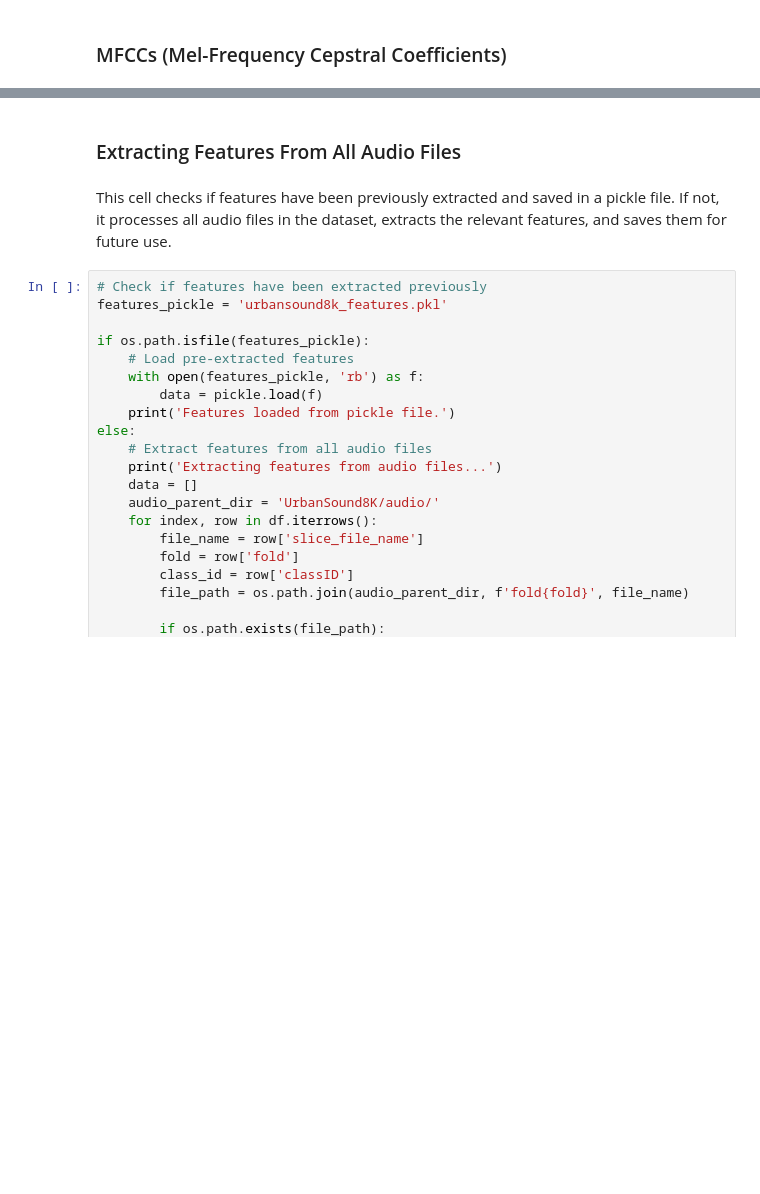
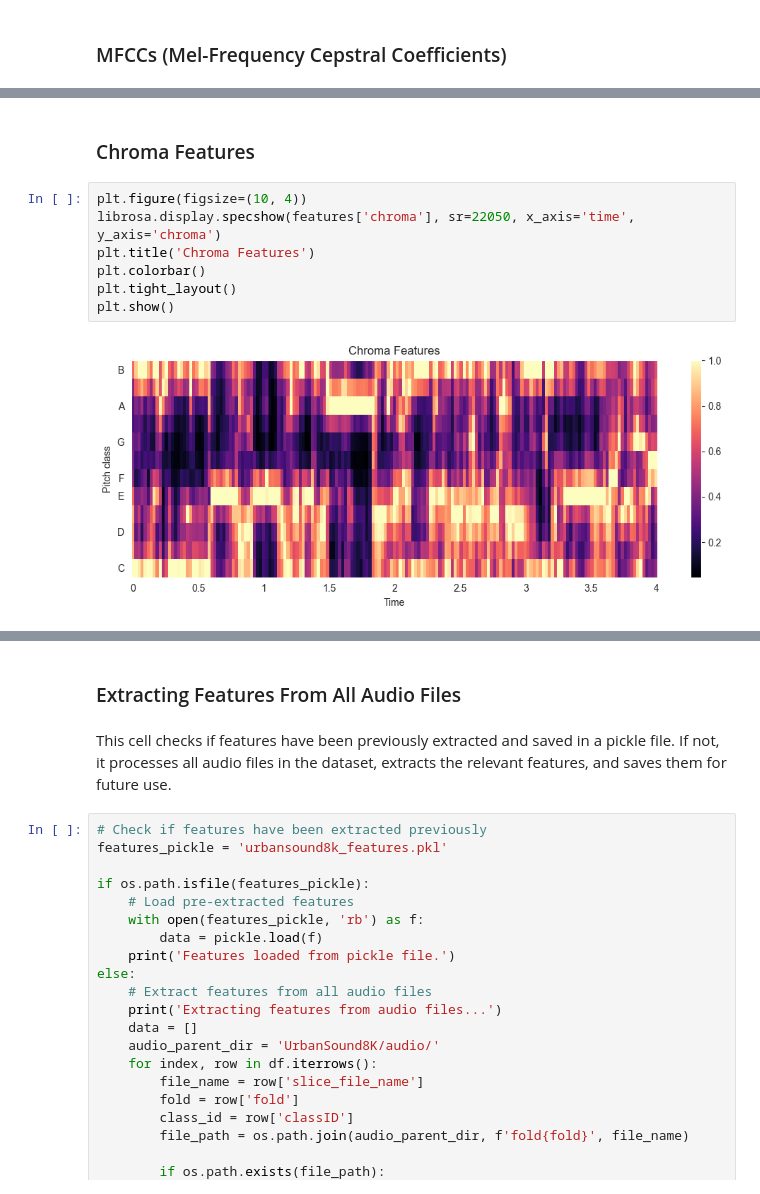
Before and after one commit to pmgfernandes04/Urban-Sounds-Classification, a Jupyter notebook: CNN.ipynb, the cells around one changed output, grey strips where cells are left out. Cells and saved outputs as stored; diff of their text form; blank space fills up the shorter version.

```diff
--- a/CNN.ipynb
+++ b/CNN.ipynb
@@ -173,0 +178,11 @@ plt.show()
+# %% [markdown]
+### Chroma Features
+# %%
+plt.figure(figsize=(10, 4))
+librosa.display.specshow(features['chroma'], sr=22050, x_axis='time', y_axis='chroma')
+plt.title('Chroma Features')
+plt.colorbar()
+plt.tight_layout()
+plt.show()
+# %% [output]
+[figure, added]
```
Also changed, not shown: parts of 38 cells of this notebook.
